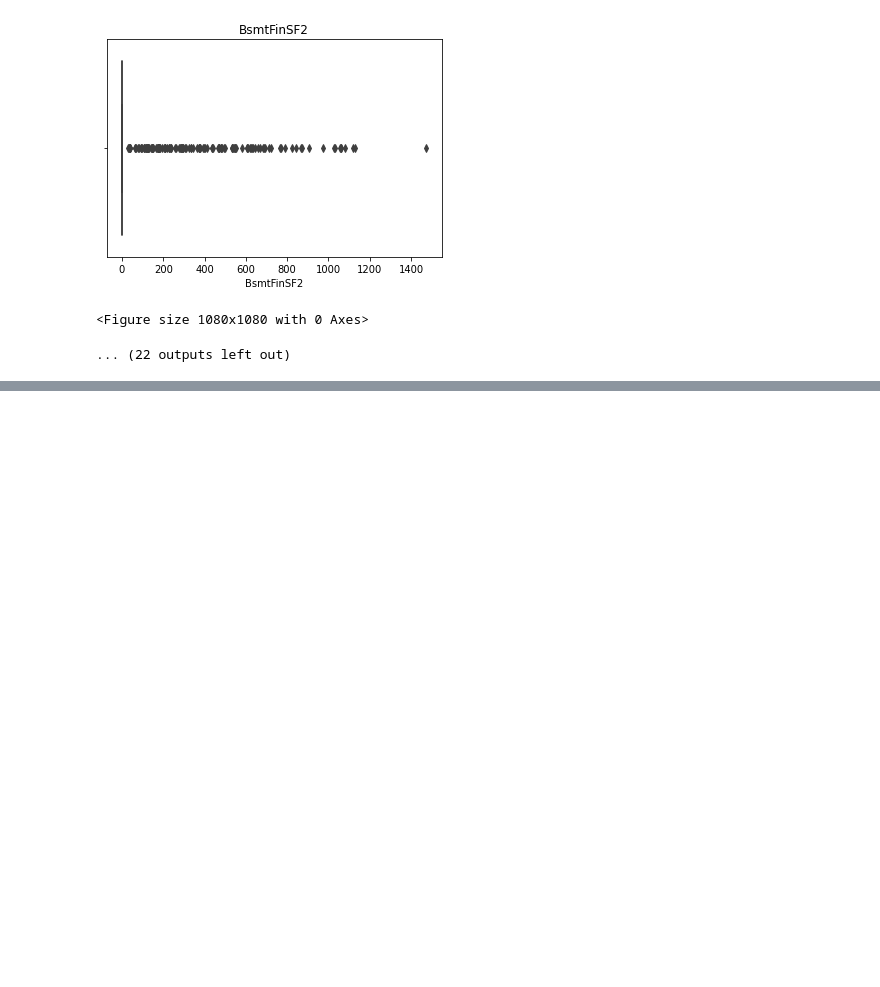
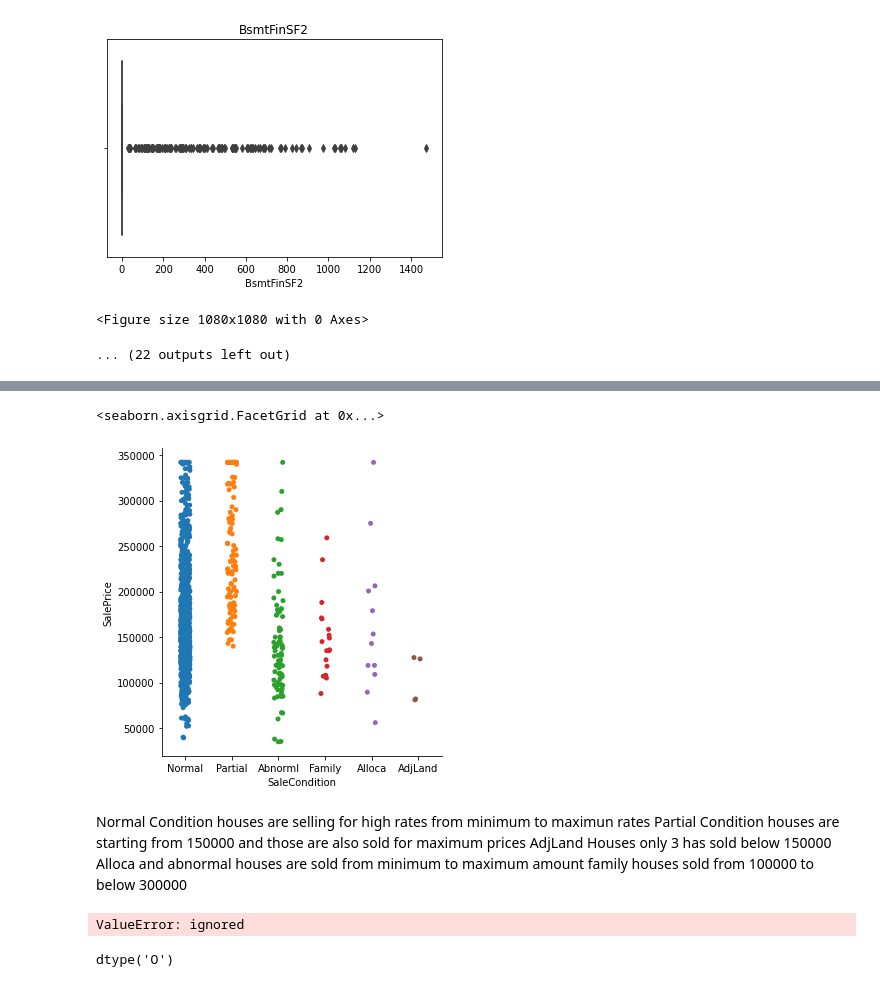
Before and after one commit to KaviyaKathiroli/MyWorks, a Jupyter notebook: FlipHomePrice/housing_collab.ipynb, the cells around one changed output, grey strips where cells are left out. Cells and saved outputs as stored; diff of their text form; code cells hidden in the pictures; blank space fills up the shorter version.

```diff
--- a/FlipHomePrice/housing_collab.ipynb
+++ b/FlipHomePrice/housing_collab.ipynb
@@ -511,0 +535,23 @@ for feature in cont_feature:
+# %%
+sns.catplot(x="SaleCondition", y="SalePrice", data=price)
+# %% [output]
+<seaborn.axisgrid.FacetGrid at 0x...>
+[figure, added]
+# %% [markdown]
+Normal Condition houses are selling for high rates from minimum to maximun rates
+Partial Condition houses are starting from 150000 and those are also sold for maximum prices
+AdjLand Houses only 3 has sold below 150000
+Alloca and abnormal houses are sold from minimum to maximum amount
+family houses sold from 100000 to below 300000
+# %%
+# heatmap of sales in london district in each month
+ldn_df=price[price['SaleCondition']=='Normal'].groupby([price['HouseStyle'].str[5:7].astype(int),price['SalePrice']]).size().rename('counts').reset_index()
+plt.figure(figsize=(15, 5))
+ax = sns.heatmap(ldn_df.pivot(index='SalePrice', columns='HouseStyle', values='counts'))
+ax.set_title("Heatmap of property sales in london districts by month")
+# %% [output]
+ValueError: ignored
+# %%
+price['HouseStyle'].dtypes
+# %% [output]
+dtype('O')
```
Also changed, not shown: parts of 2 cells of this notebook.
